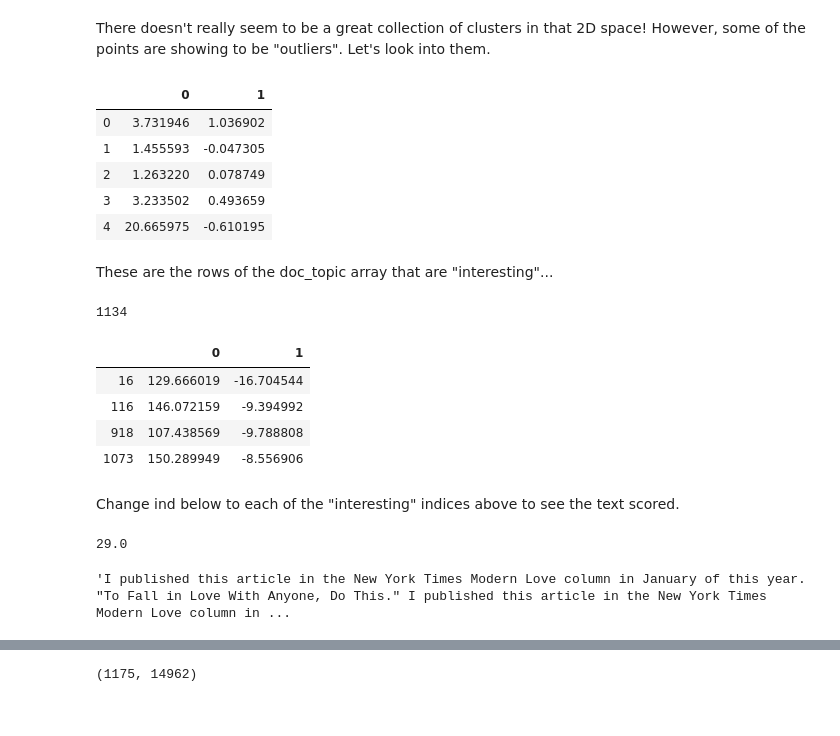
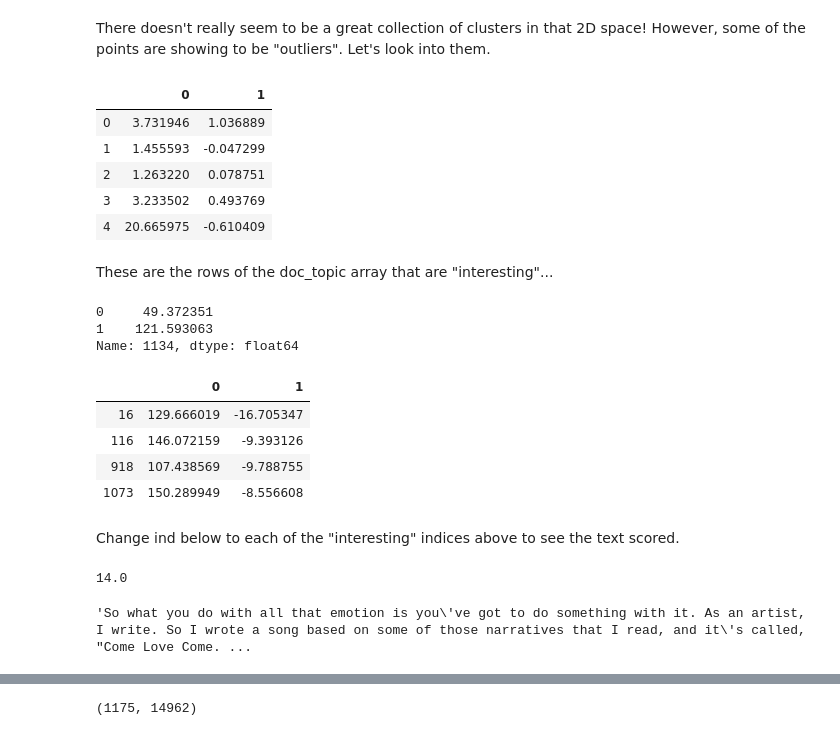
Before and after one commit to spdavern/metis_project4, a Jupyter notebook: mvp.ipynb, the cells around one changed output, grey strips where cells are left out. Saved outputs shown, nothing was run; the diff lists cells and outputs as text; code cells hidden in the pictures.

```diff
--- a/mvp.ipynb
+++ b/mvp.ipynb
@@ -101,13 +108,15 @@ love_snippets[love_snippets.n_love_sents==46]
 Let's do topic modeling for
 # %%
 cv1 = CountVectorizer(stop_words='english')
-doc_word = cv1.fit_transform(love_snippets.love)
-doc_word.shape
+cv_doc_word = cv1.fit_transform(love_snippets.love)
+cv_doc_word.shape
 # %% [output]
 (1175, 14962)
 # %%
+cv_lsa=[]
+cv_doc_topic=[]
 for i in range(2,6):
-    lsa = TruncatedSVD(i)
-    doc_topic = lsa.fit_transform(doc_word)
-    print(int(i),'topics variance ratios:',lsa.explained_variance_ratio_)
+    cv_lsa.append(TruncatedSVD(i))
+    cv_doc_topic.append(cv_lsa[i-2].fit_transform(cv_doc_word))
+    print(int(i),'topics variance ratios:',cv_lsa[i-2].explained_variance_ratio_)
 # %% [output]
@@ -152,35 +172,37 @@ plt.scatter(doc_topic[:,0],doc_topic[:,1], alpha = 0.5);
 # %% [markdown]
 There doesn't really seem to be a great collection of clusters in that 2D space!  However, some of the points are showing to be "outliers".  Let's look into them.
 # %%
-df = pd.DataFrame(doc_topic)
+df = pd.DataFrame(cv_doc_topic[0])
 df.head()
 # %% [output]
 |  | 0 | 1 |
-| 0 | 3.731946 | 1.036902 |
-| 1 | 1.455593 | -0.047305 |
-| 2 | 1.263220 | 0.078749 |
-| 3 | 3.233502 | 0.493659 |
-| 4 | 20.665975 | -0.610195 |
+| 0 | 3.731946 | 1.036889 |
+| 1 | 1.455593 | -0.047299 |
+| 2 | 1.263220 | 0.078751 |
+| 3 | 3.233502 | 0.493769 |
+| 4 | 20.665975 | -0.610409 |
 # %% [markdown]
 These are the rows of the doc_topic array that are "interesting"...
 # %%
-df.iloc[:,1].idxmax()   # index of the single high y "outlier":
+df.loc[df.iloc[:,1].idxmax()]   # index of the single high y "outlier":
 # %% [output]
-1134
+0     49.372351
+1    121.593063
+Name: 1134, dtype: float64
 # %%
 df[df.iloc[:,0]>100]   # indices of 4 high x "outliers":
 # %% [output]
 |  | 0 | 1 |
-| 16 | 129.666019 | -16.704544 |
-| 116 | 146.072159 | -9.394992 |
-| 918 | 107.438569 | -9.788808 |
-| 1073 | 150.289949 | -8.556906 |
+| 16 | 129.666019 | -16.705347 |
+| 116 | 146.072159 | -9.393126 |
+| 918 | 107.438569 | -9.788755 |
+| 1073 | 150.289949 | -8.556608 |
 # %% [markdown]
 Change ind below to each of the "interesting" indices above to see the text scored.
 # %%
-ind=918
+ind=1134
 print(love_snippets.iloc[ind].n_love_sents)
 love_snippets.iloc[ind].love
 # %% [output]
-29.0
+14.0
-'I published this article in the New York Times Modern Love column in January of this year. "To Fall in Love With Anyone, Do This." I published this article in the New York Times Modern Love column in ...
+'So what you do with all that emotion is you\'ve got to do something with it. As an artist, I write. So I wrote a song based on some of those narratives that I read, and it\'s called, "Come Love Come. ...
```
Also changed, not shown: parts of 24 cells of this notebook, 1 other file.
